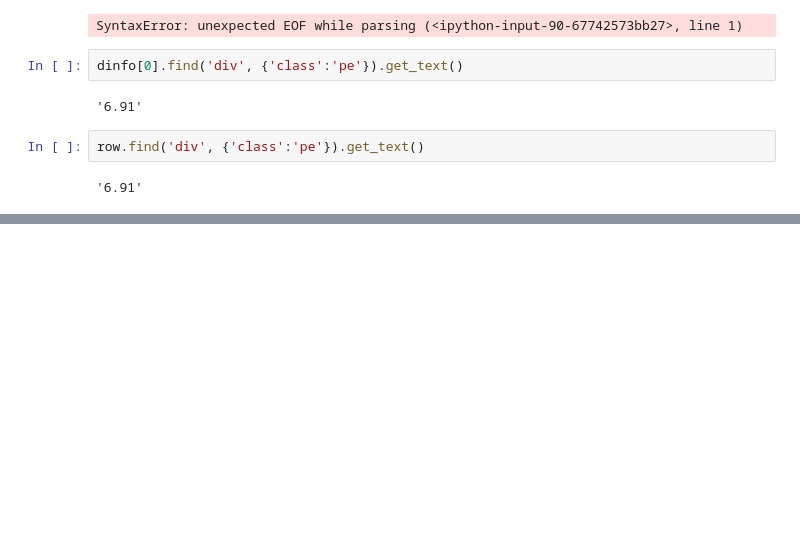
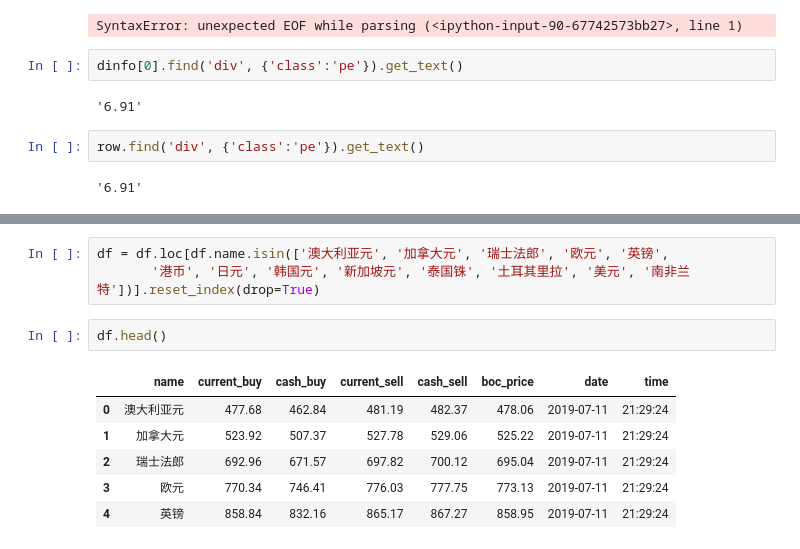
Before and after one commit to hemafeifei/wealth, a Jupyter notebook: scrapy/test.ipynb, the cells around one changed output, grey strips where cells are left out. Saved outputs shown, nothing was run; the diff lists cells and outputs as text; blank space fills up the shorter version.

```diff
--- a/scrapy/test.ipynb
+++ b/scrapy/test.ipynb
@@ -132,0 +188,12 @@ row.find('div', {'class':'pe'}).get_text()
+# %%
+df = df.loc[df.name.isin(['澳大利亚元', '加拿大元', '瑞士法郎', '欧元', '英镑',
+       '港币', '日元', '韩国元', '新加坡元', '泰国铢', '土耳其里拉', '美元', '南非兰特'])].reset_index(drop=True)
+# %%
+df.head()
+# %% [output]
+|  | name | current_buy | cash_buy | current_sell | cash_sell | boc_price | date | time |
+| 0 | 澳大利亚元 | 477.68 | 462.84 | 481.19 | 482.37 | 478.06 | 2019-07-11 | 21:29:24 |
+| 1 | 加拿大元 | 523.92 | 507.37 | 527.78 | 529.06 | 525.22 | 2019-07-11 | 21:29:24 |
+| 2 | 瑞士法郎 | 692.96 | 671.57 | 697.82 | 700.12 | 695.04 | 2019-07-11 | 21:29:24 |
+| 3 | 欧元 | 770.34 | 746.41 | 776.03 | 777.75 | 773.13 | 2019-07-11 | 21:29:24 |
+| 4 | 英镑 | 858.84 | 832.16 | 865.17 | 867.27 | 858.95 | 2019-07-11 | 21:29:24 |
```
Also changed, not shown: parts of 11 cells of this notebook, 1 other file.
